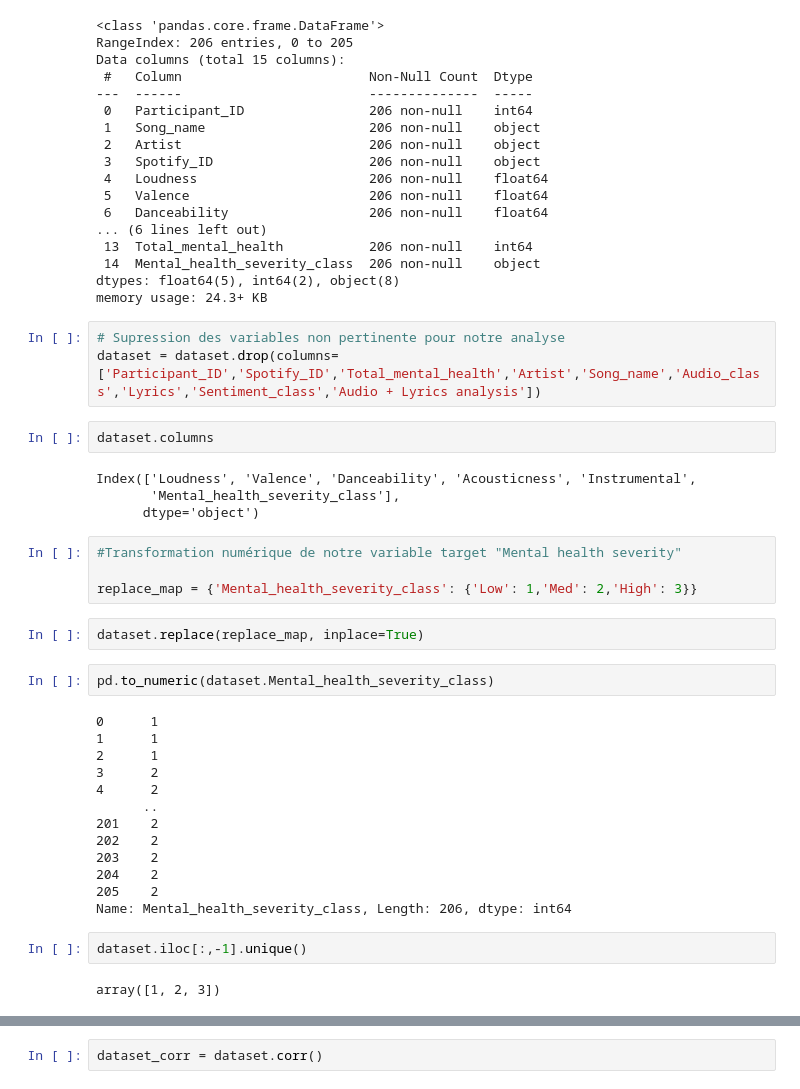
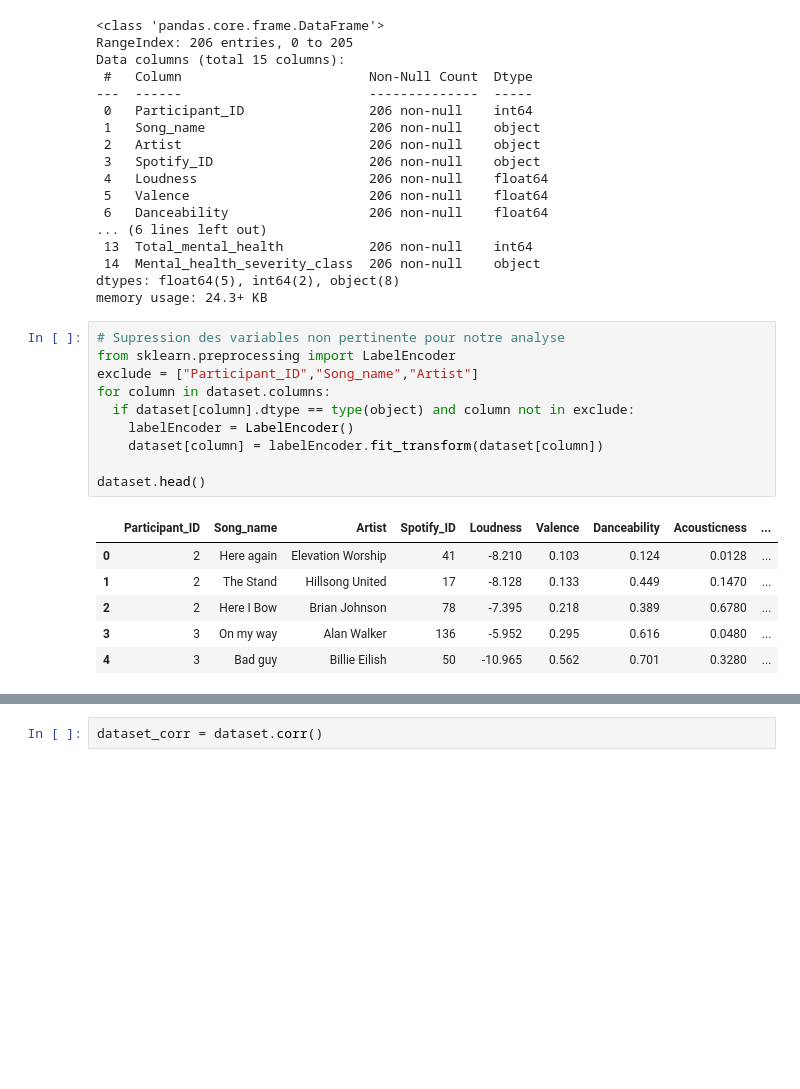
Before and after one commit to Delphine-Jean/Delphine-Jean_portfolio, a Jupyter notebook: Portfolio Data Science/Music and mental health data/Mental_Health_music.ipynb, the cells around one changed output, grey strips where cells are left out. Saved outputs shown, nothing was run; the diff lists cells and outputs as text; blank space fills up the shorter version.

Commit message:
MAJ project music health

```diff
--- a/Portfolio Data Science/Music and mental health data/Mental_Health_music.ipynb
+++ b/Portfolio Data Science/Music and mental health data/Mental_Health_music.ipynb
@@ -61,40 +61,23 @@ Data columns (total 15 columns):
  14  Mental_health_severity_class  206 non-null    object
 dtypes: float64(5), int64(2), object(8)
 memory usage: 24.3+ KB
-# %%
-# Supression des variables non pertinente pour notre analyse
-dataset = dataset.drop(columns=['Participant_ID','Spotify_ID','Total_mental_health','Artist','Song_name','Audio_class','Lyrics','Sentiment_class','Audio + Lyrics analysis'])
-# %%
-dataset.columns
-# %% [output]
-Index(['Loudness', 'Valence', 'Danceability', 'Acousticness', 'Instrumental',
-       'Mental_health_severity_class'],
-      dtype='object')
-# %%
-#Transformation numérique de notre variable target "Mental health severity"
-
-replace_map = {'Mental_health_severity_class': {'Low': 1,'Med': 2,'High': 3}}
-# %%
-dataset.replace(replace_map, inplace=True)
-# %%
-pd.to_numeric(dataset.Mental_health_severity_class)
-# %% [output]
-0      1
-1      1
-2      1
-3      2
-4      2
-      ..
-201    2
-202    2
-203    2
-204    2
-205    2
-Name: Mental_health_severity_class, Length: 206, dtype: int64
-# %%
-dataset.iloc[:,-1].unique()
-# %% [output]
-array([1, 2, 3])
+# %%
+# Supression des variables non pertinente pour notre analyse
+from sklearn.preprocessing import LabelEncoder
+exclude = ["Participant_ID","Song_name","Artist"]
+for column in dataset.columns:
+  if dataset[column].dtype == type(object) and column not in exclude:
+    labelEncoder = LabelEncoder()
+    dataset[column] = labelEncoder.fit_transform(dataset[column])
+
+dataset.head()
+# %% [output]
+|  | Participant_ID | Song_name | Artist | Spotify_ID | Loudness | Valence | Danceability | Acousticness | ... |
+| 0 | 2 | Here again | Elevation Worship | 41 | -8.210 | 0.103 | 0.124 | 0.0128 | ... |
+| 1 | 2 | The Stand | Hillsong United | 17 | -8.128 | 0.133 | 0.449 | 0.1470 | ... |
+| 2 | 2 | Here I Bow | Brian Johnson | 78 | -7.395 | 0.218 | 0.389 | 0.6780 | ... |
+| 3 | 3 | On my way | Alan Walker | 136 | -5.952 | 0.295 | 0.616 | 0.0480 | ... |
+| 4 | 3 | Bad guy | Billie Eilish | 50 | -10.965 | 0.562 | 0.701 | 0.3280 | ... |
 # %%
 dataset.info()
 # %% [output]
```
Also changed, not shown: parts of 6 cells of this notebook.
